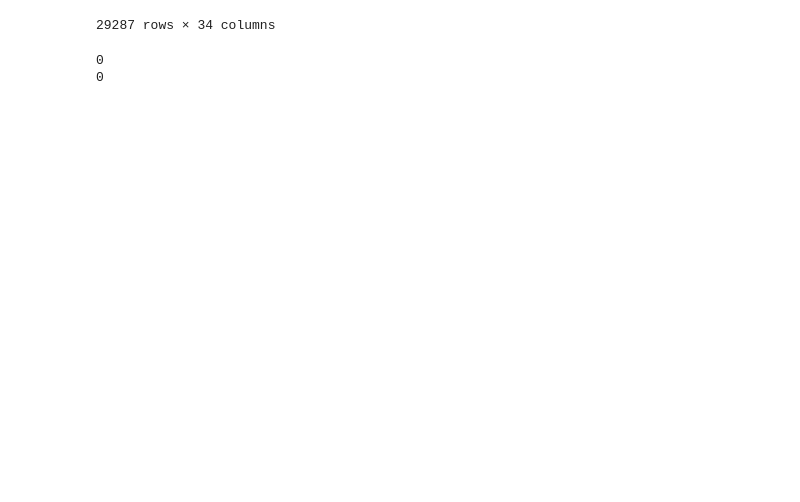
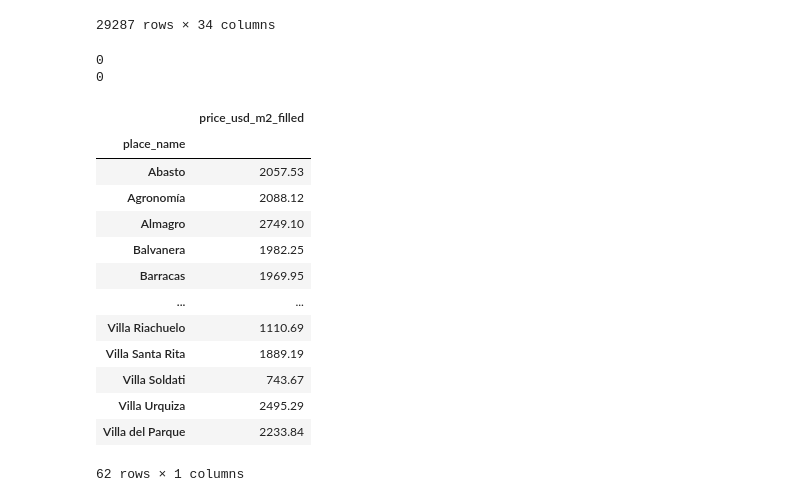
Before and after one commit to huguito22/TPintegradorDH, a Jupyter notebook: CompletarPrecioUSDyM2.ipynb, the cells around one changed output. Drawn from its saved outputs; the diff is of its cells as text; code cells hidden in the pictures; blank space fills up the shorter version.

```diff
--- a/CompletarPrecioUSDyM2.ipynb
+++ b/CompletarPrecioUSDyM2.ipynb
@@ -144,0 +133,19 @@ print(data_caba.price_m2_filled.isnull().sum())
+# %%
+preci_m2_usd_por_barrio.to_frame()
+df = pd.DataFrame([preci_m2_usd_por_barrio]).T
+df
+# %% [output]
+|  | price_usd_m2_filled |
+| place_name |  |
+| Abasto | 2057.53 |
+| Agronomía | 2088.12 |
+| Almagro | 2749.10 |
+| Balvanera | 1982.25 |
+| Barracas | 1969.95 |
+| ... | ... |
+| Villa Riachuelo | 1110.69 |
+| Villa Santa Rita | 1889.19 |
+| Villa Soldati | 743.67 |
+| Villa Urquiza | 2495.29 |
+| Villa del Parque | 2233.84 |
+62 rows × 1 columns
```
Also changed, not shown: parts of 6 cells of this notebook.
